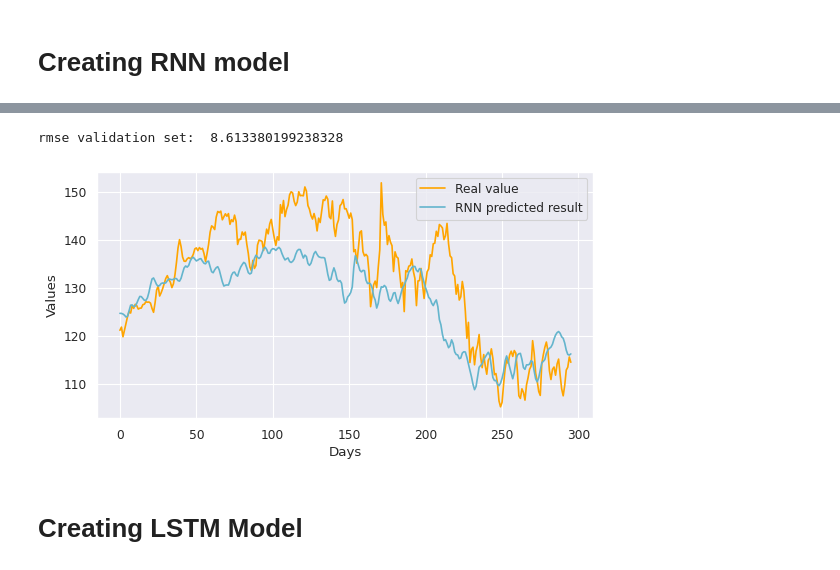
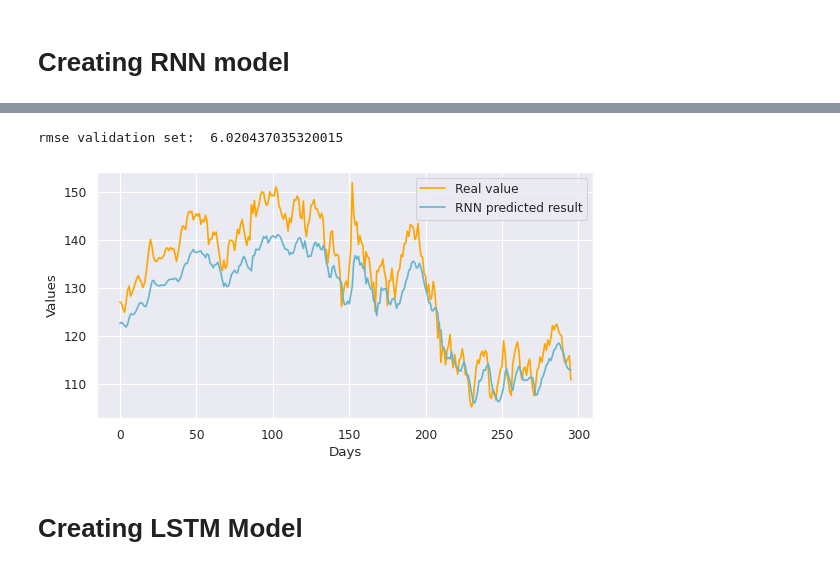
Before and after one commit to anhdo1896/Stock_Price_Prediction_Using_RNN, a Jupyter notebook: Stock_Price_Prediction_Using_RNN.ipynb, the cells around one changed output, grey strips where cells are left out. Cells and saved outputs as stored; diff of their text form; code cells hidden in the pictures.

```diff
--- a/Stock_Price_Prediction_Using_RNN.ipynb
+++ b/Stock_Price_Prediction_Using_RNN.ipynb
@@ -152,9 +152,6 @@ def load_data(stock, seq_len):
     test_set_size = int(np.round(test_set_size_percentage/100*data.shape[0]));
     train_set_size = data.shape[0] - (valid_set_size + test_set_size);
 
-    train = stock[:train_set_size]
-    valid = stock[train_set_size:train_set_size+valid_set_size]
-    test = stock[train_set_size+valid_set_size:]
 
     x_train = data[:train_set_size,:-1,:]
     y_train = data[:train_set_size,-1,:]
@@ -165,7 +162,7 @@ def load_data(stock, seq_len):
     x_test = data[train_set_size+valid_set_size:,:-1,:]
     y_test = data[train_set_size+valid_set_size:,-1,:]
 
-    return [x_train, y_train, x_valid, y_valid, x_test, y_test, train ,valid, test]
+    return [x_train, y_train, x_valid, y_valid, x_test, y_test]
 # %%
 # normalize stock
 df_norm = data.copy()
@@ -183,7 +180,7 @@ plt.show()
 # %%
 # create train, test data
 seq_len = 20 # choose sequence length
-X_train, y_train, X_valid, y_valid,X_test, y_test , train,valid, test = load_data(df_norm, seq_len)
+X_train, y_train, X_valid, y_valid,X_test, y_test = load_data(df_norm, seq_len)
 print('x_train.shape = ',X_train.shape)
 print('y_train.shape = ', y_train.shape)
 print('X_valid.shape = ',X_valid.shape)
@@ -263,5 +260,5 @@ plt.show()
 # %%
 predicted_data_valid = model.predict(X_valid)
 predicted_data_valid = min_max_scaler.inverse_transform(predicted_data_valid)
-valid = min_max_scaler.inverse_transform(valid)
+y_valid = min_max_scaler.inverse_transform(y_valid)
 # %% [output]
@@ -269,19 +266,19 @@ valid = min_max_scaler.inverse_transform(valid)
 # %%
-rmse = np.sqrt(np.mean(((predicted_data_valid - valid) ** 2)))
+rmse = np.sqrt(np.mean(((predicted_data_valid - y_valid) ** 2)))
 print("rmse validation set: ", rmse)
 # %% [output]
-rmse validation set:  8.613380199238328
+rmse validation set:  6.020437035320015
 # %%
 plt.figure(figsize=(8,4), dpi=80, facecolor='w', edgecolor='k')
-plt.plot(valid,color="orange",label="Real value")
+plt.plot(y_valid,color="orange",label="Real value")
 plt.plot(predicted_data_valid,color="c",label="RNN predicted result")
 plt.legend()
 plt.xlabel("Days")
 plt.ylabel("Values")
 plt.grid(True)
 plt.show()
 # %% [output]
-[figure, old version]
+[figure, new version]
 # %% [markdown]
 # Creating LSTM Model
 # %%
```
Also changed, not shown: parts of 13 cells of this notebook.
